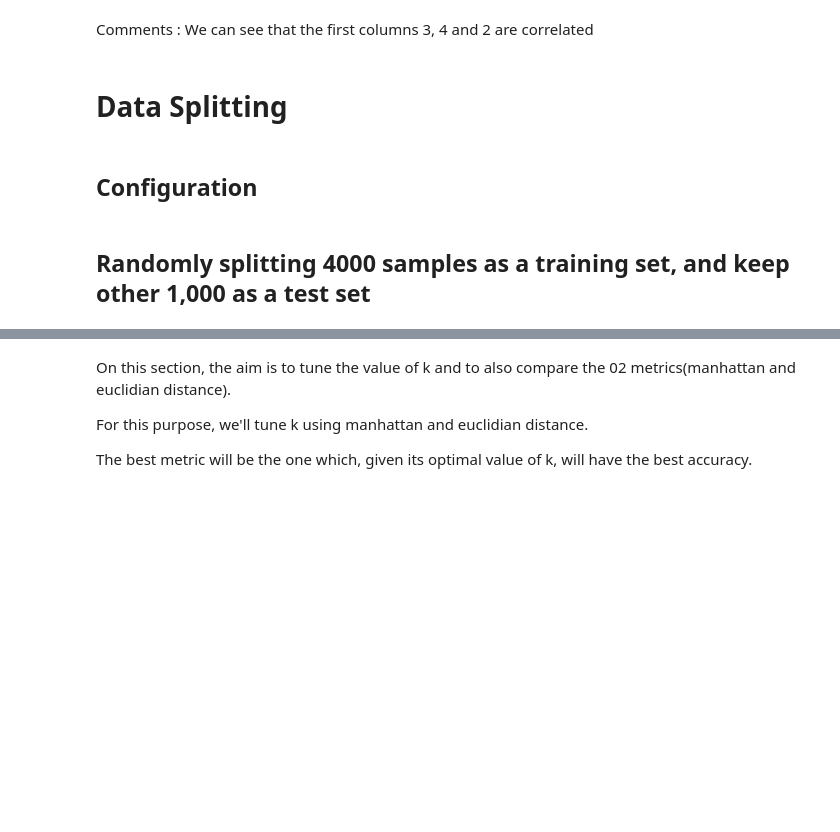
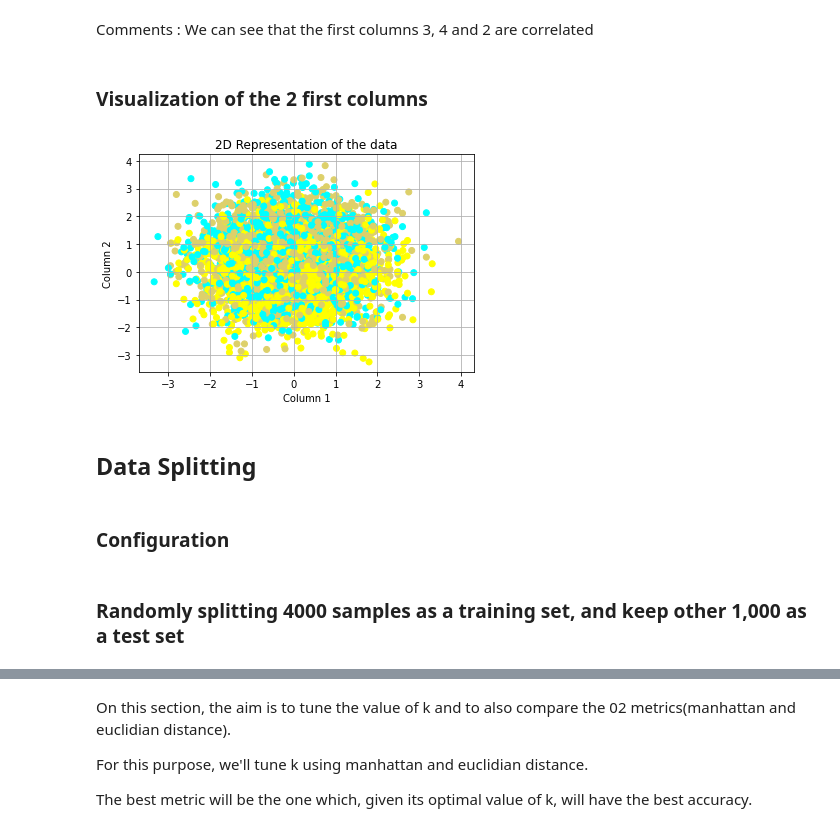
Before and after one commit to Manuela-AYO/Knn, a Jupyter notebook: Waveform_EDA.ipynb, the cells around one changed output, grey strips where cells are left out. Drawn from its saved outputs; the diff is of its cells as text; code cells hidden in the pictures; blank space fills up the shorter version.

```diff
--- a/Waveform_EDA.ipynb
+++ b/Waveform_EDA.ipynb
@@ -49,14 +54,26 @@ sns.pairplot(subset)
 # %% [markdown]
 Comments : We can see that the first columns 3, 4 and 2 are correlated
+# %% [markdown]
+### Visualization of the 2 first columns
+# %%
+color = colors.ListedColormap(["#00FFFF", "#DDD06A", "yellow"])
+plt.scatter(my_data[:,0], my_data[:,1], c=my_data[:,-1], cmap=color)
+plt.title("2D Representation of the data")
+plt.xlabel("Column 1")
+plt.ylabel("Column 2")
+plt.grid()
+plt.show()
+# %% [output]
+[figure, added]
 # %% [markdown]
-# Data Splitting
+## Data Splitting
 # %% [markdown]
-## Configuration
+### Configuration
 # %%
 train_size = 4000
 test_size = 1000
 # %% [markdown]
-## Randomly splitting 4000 samples as a training set, and keep other 1,000 as a test set
+### Randomly splitting 4000 samples as a training set, and keep other 1,000 as a test set
 # %%
 def train_test_split(my_data : np.array, train_size : int) -> tuple([np.array, np.array, np.array, np.array]):
   """
```
Also changed, not shown: parts of 61 cells of this notebook.
